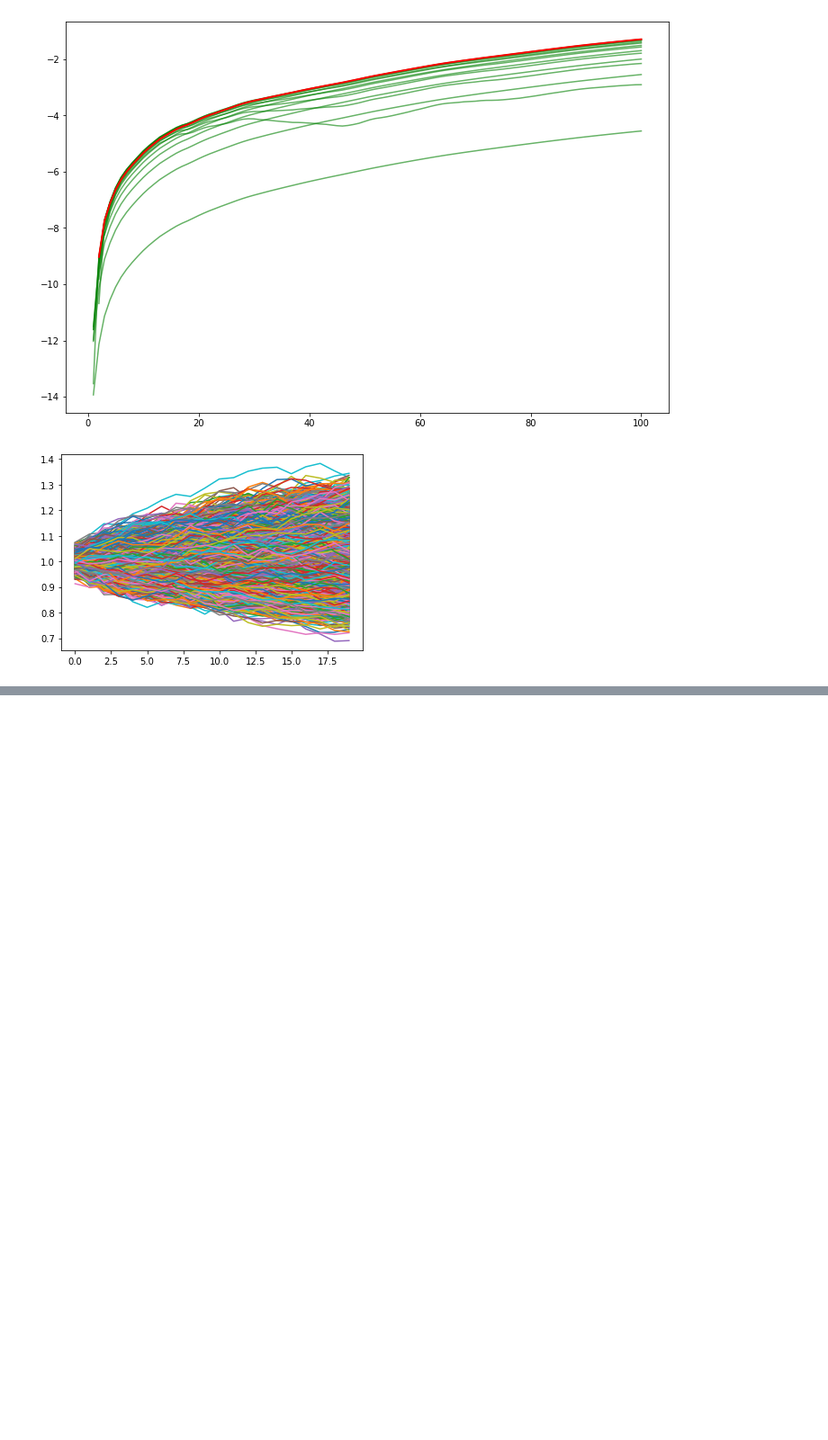
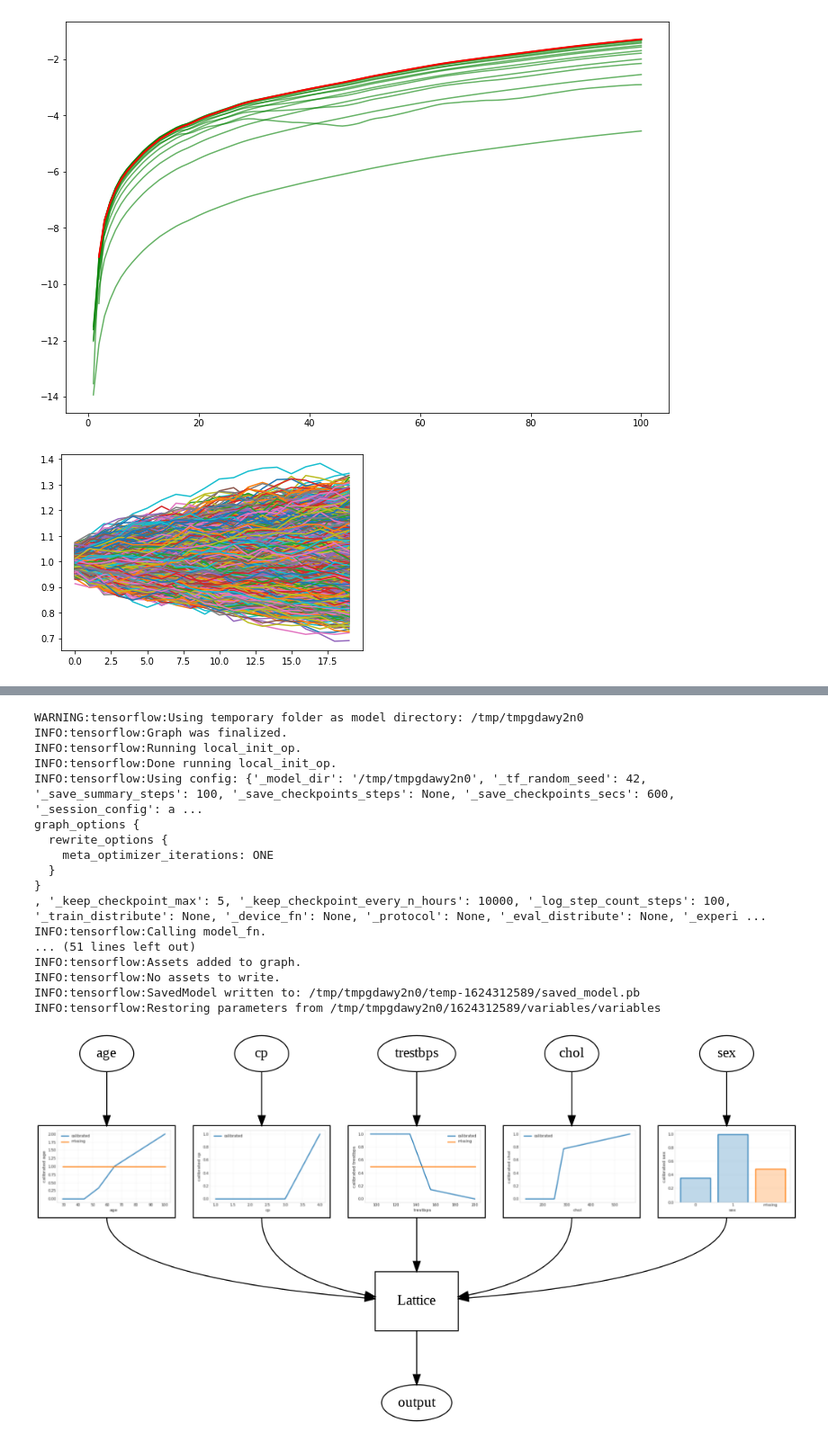
Before and after one commit to RoetGer/decisions-under-uncertainty, a Jupyter notebook: solved_problems.ipynb, the cells around one changed output, grey strips where cells are left out. Shown at 90% size. Cells and saved outputs as stored; diff of their text form; code cells hidden in the pictures; blank space fills up the shorter version.

```diff
--- a/solved_problems.ipynb
+++ b/solved_problems.ipynb
@@ -1287,0 +1534,44 @@ plt.plot(rws.transpose());
+# %%
+# This is calibrated lattice model: Inputs are calibrated, then combined
+# non-linearly using a lattice layer.
+model_config = tfl.configs.CalibratedLatticeConfig(
+    feature_configs=feature_configs,
+    regularizer_configs=[
+        # Torsion regularizer applied to the lattice to make it more linear.
+        tfl.configs.RegularizerConfig(name='torsion', l2=1e-4),
+        # Globally defined calibration regularizer is applied to all features.
+        tfl.configs.RegularizerConfig(name='calib_hessian', l2=1e-4),
+    ])
+# A CannedClassifier is constructed from the given model config.
+estimator = tfl.estimators.CannedClassifier(
+    feature_columns=feature_columns[:5],
+    model_config=model_config,
+    feature_analysis_input_fn=feature_analysis_input_fn,
+    optimizer=tf.keras.optimizers.Adam(LEARNING_RATE),
+    config=tf.estimator.RunConfig(tf_random_seed=42))
+estimator.train(input_fn=train_input_fn)
+results = estimator.evaluate(input_fn=test_input_fn)
+print('Calibrated lattice test AUC: {}'.format(results['auc']))
+saved_model_path = estimator.export_saved_model(estimator.model_dir,
+                                                serving_input_fn)
+model_graph = tfl.estimators.get_model_graph(saved_model_path)
+tfl.visualization.draw_model_graph(model_graph)
+# %% [output]
+WARNING:tensorflow:Using temporary folder as model directory: /tmp/tmpgdawy2n0
+INFO:tensorflow:Graph was finalized.
+INFO:tensorflow:Running local_init_op.
+INFO:tensorflow:Done running local_init_op.
+INFO:tensorflow:Using config: {'_model_dir': '/tmp/tmpgdawy2n0', '_tf_random_seed': 42, '_save_summary_steps': 100, '_save_checkpoints_steps': None, '_save_checkpoints_secs': 600, '_session_config': a ...
+graph_options {
+  rewrite_options {
+    meta_optimizer_iterations: ONE
+  }
+}
+, '_keep_checkpoint_max': 5, '_keep_checkpoint_every_n_hours': 10000, '_log_step_count_steps': 100, '_train_distribute': None, '_device_fn': None, '_protocol': None, '_eval_distribute': None, '_experi ...
+INFO:tensorflow:Calling model_fn.
+... (51 lines left out)
+INFO:tensorflow:Assets added to graph.
+INFO:tensorflow:No assets to write.
+INFO:tensorflow:SavedModel written to: /tmp/tmpgdawy2n0/temp-1624312589/saved_model.pb
+INFO:tensorflow:Restoring parameters from /tmp/tmpgdawy2n0/1624312589/variables/variables
+[figure, added]
```
Also changed, not shown: parts of 8 cells of this notebook.
